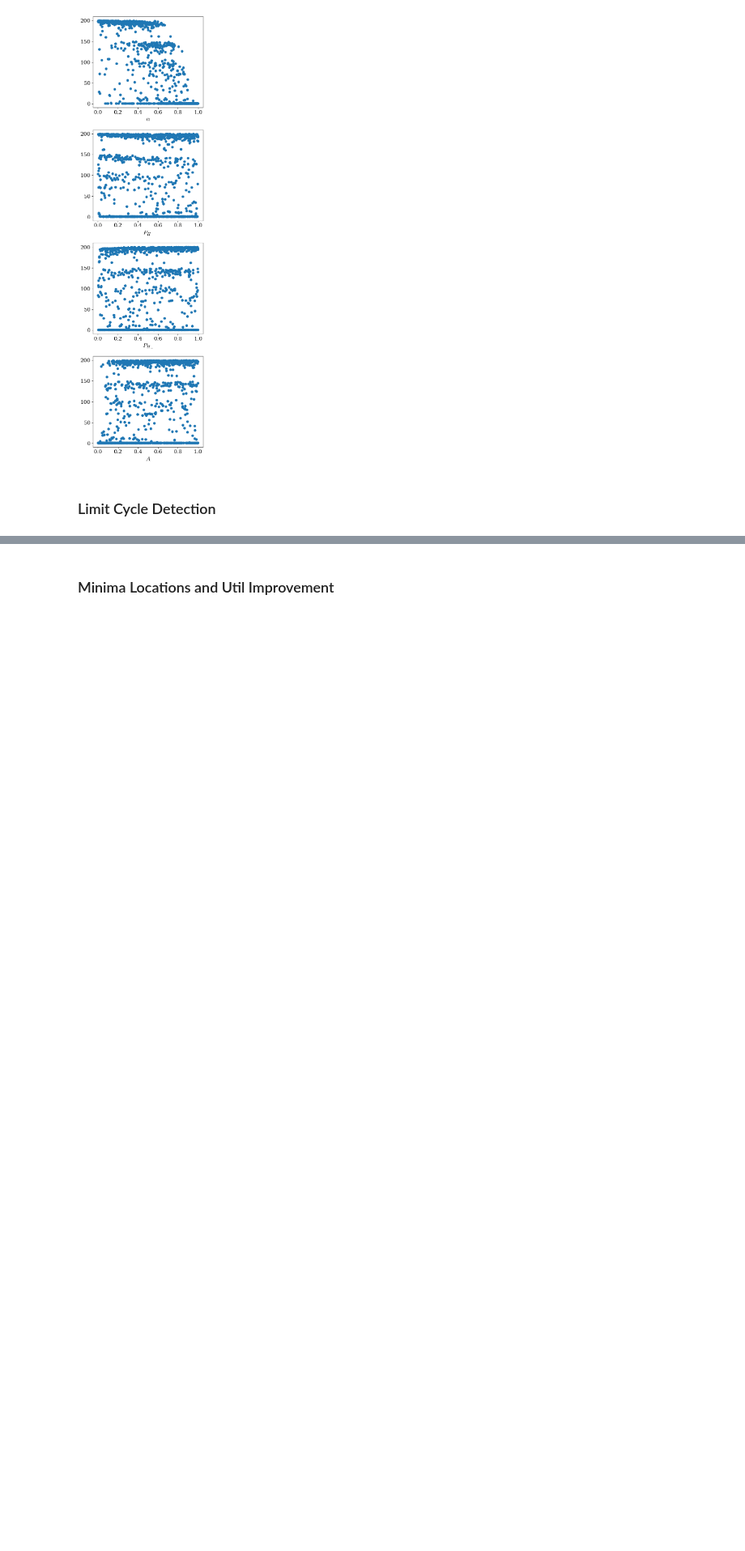
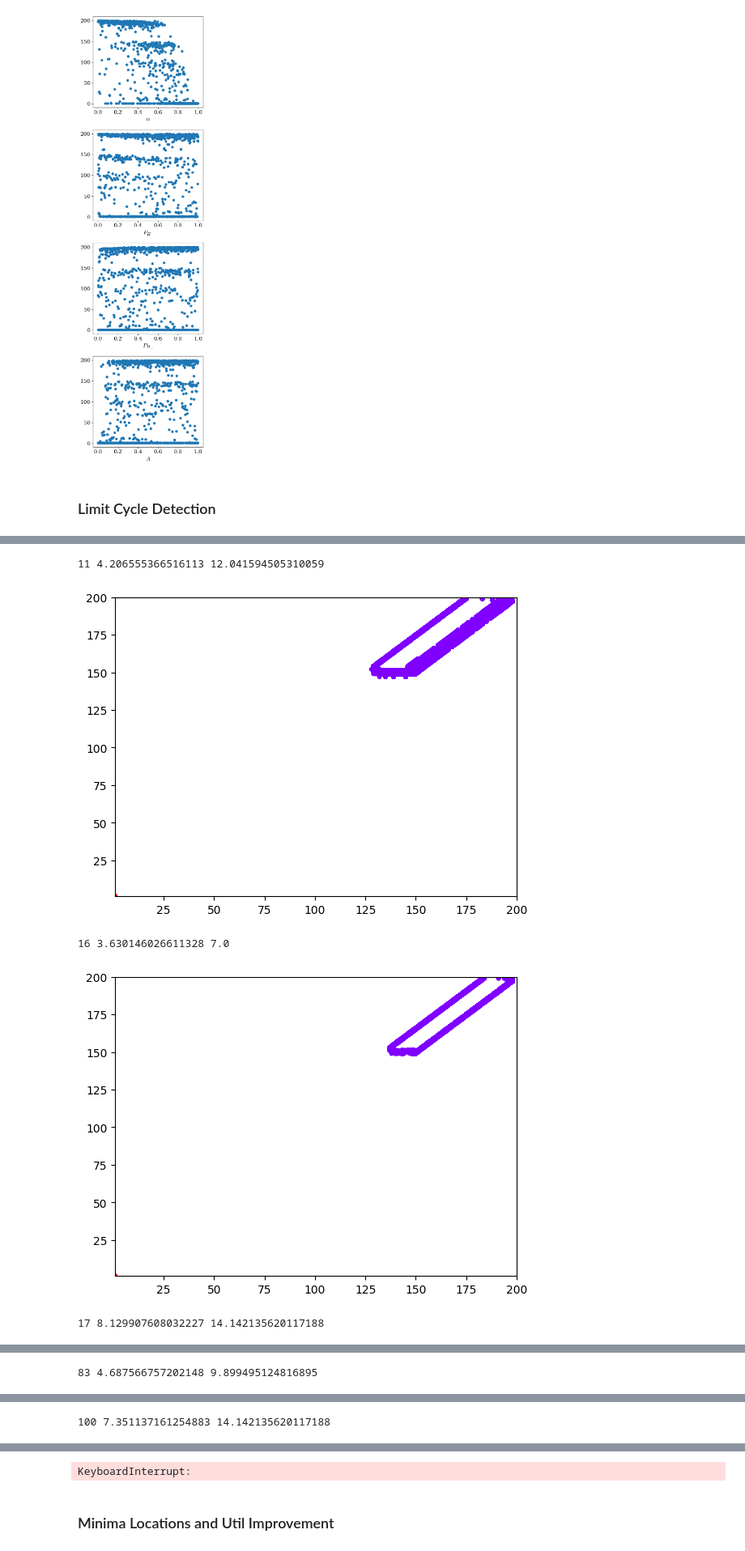
Before and after one commit to charlesaugdupont/cognitive-biases-endogenous-volatility, a Jupyter notebook: LowHealthHighWealthResults.ipynb, the cells around one changed output, grey strips where cells are left out. Shown at 81% size. Cells and saved outputs as stored; diff of their text form; code cells hidden in the pictures; blank space fills up the shorter version.

```diff
--- a/LowHealthHighWealthResults.ipynb
+++ b/LowHealthHighWealthResults.ipynb
@@ -539,7 +237,0 @@ plt.show()
-# %%
-T = 1000
-
-for A in [23, 77, 100, 500]:
-    plt.plot(wealth[A,-T:], health[A,-T:])
-    plt.scatter(wealth[A,-T:], health[A,-T:], c=np.arange(T))
-plt.show()
@@ -698,0 +319,33 @@ Total agents contributing to Noise/Transient points: 0
+# %%
+files = [x for x in os.listdir(directory) if "pickle" in x]
+N = 500
+
+for idx,f in tqdm(enumerate(files)):
+    with open(os.path.join(directory, f), "rb") as f:
+        res = pickle.load(f)
+
+    X = np.stack((res["wealth"][:,-1], res["health"][:,-1])).T
+    dbscan = DBSCAN(eps=5, min_samples=1)
+    labels = dbscan.fit_predict(X)
+    n_clusters = len(set(labels)) - (1 if -1 in labels else 0)
+
+    donut = False
+    for L in np.unique(labels):
+        points = np.unique(X[labels==L], axis=0)
+        classification, p, b = classify_shape(points[:N], persistence_threshold=3.0, min_birth_threshold=5.0)
+        if classification == "donut":
+            donut = True
+            break
+
+    if donut:
+        print(idx, p, b)
+        plt.scatter(X[:, 0], X[:, 1], c=labels, cmap="rainbow", s=10)
+        plt.xlim(1,200)
+        plt.ylim(1,200)
+        plt.show()
+# %% [output]
+11 4.206555366516113 12.041594505310059
+[figure, added]
+16 3.630146026611328 7.0
+[figure, added]
+17 8.129907608032227 14.142135620117188
@@ -698,0 +353 @@ Total agents contributing to Noise/Transient points: 0
+83 4.687566757202148 9.899495124816895
@@ -698,0 +355 @@ Total agents contributing to Noise/Transient points: 0
+100 7.351137161254883 14.142135620117188
@@ -699,3 +357,4 @@ Total agents contributing to Noise/Transient points: 0
+KeyboardInterrupt:
 # %% [markdown]
 ### Minima Locations and Util Improvement
 # %%
```
Also changed, not shown: parts of 18 cells of this notebook, 2 other files.
